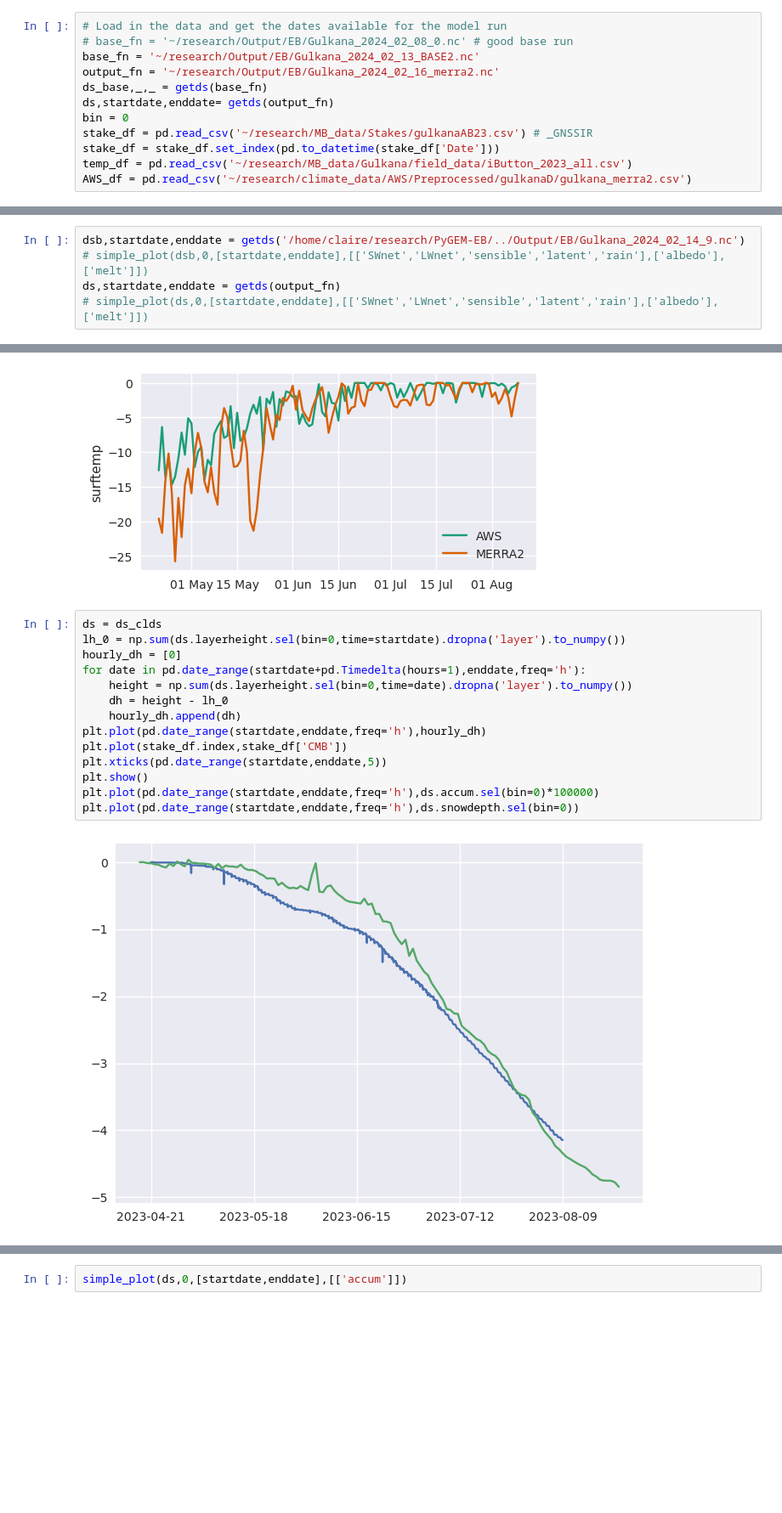
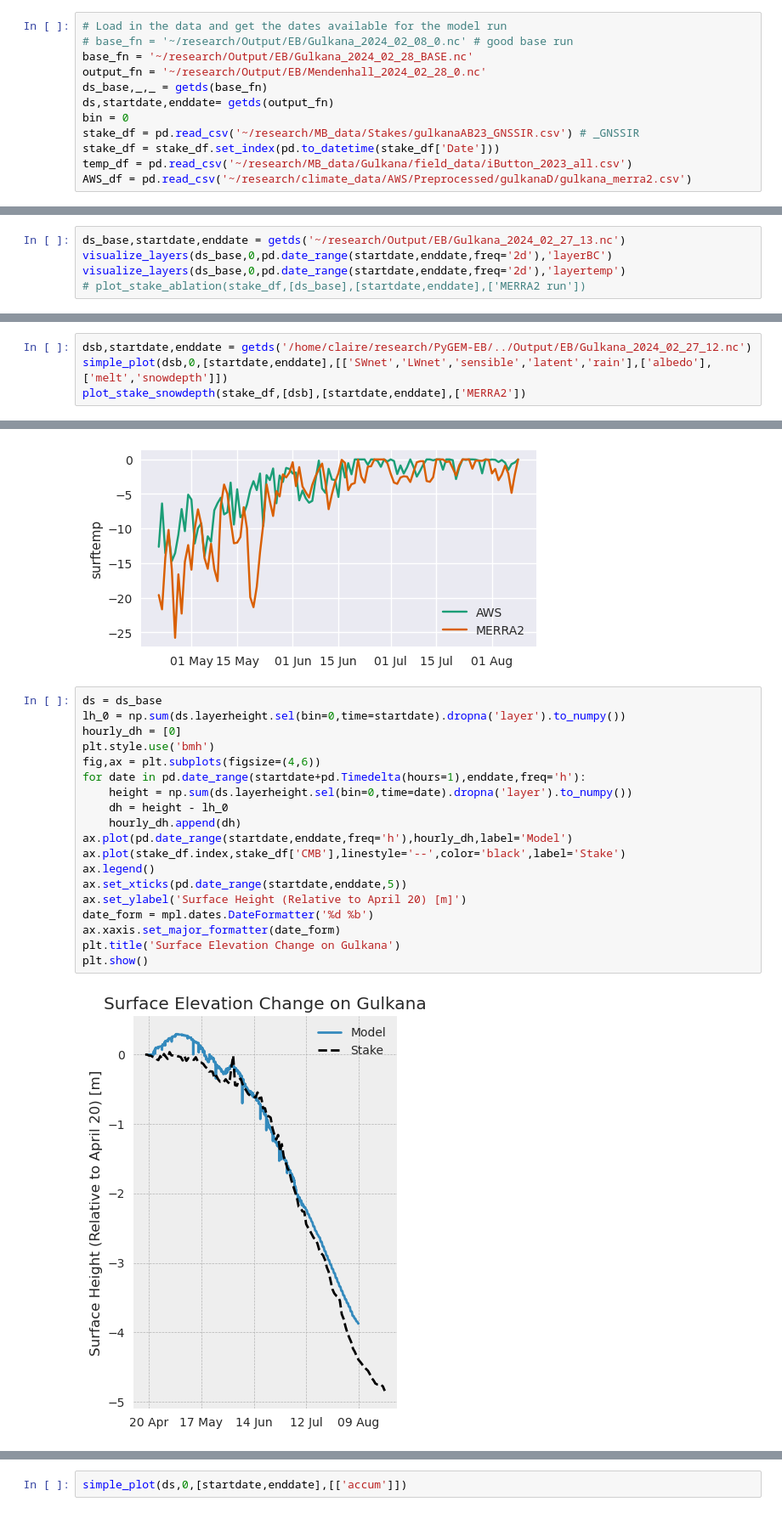
Before and after one commit to drounce/PyGEM, a Jupyter notebook: pygem_eb/processing/ebplotting.ipynb, the cells around one changed output, grey strips where cells are left out. Shown at 85% size. Saved outputs shown, nothing was run; the diff lists cells and outputs as text; blank space fills up the shorter version.

```diff
--- a/pygem_eb/processing/ebplotting.ipynb
+++ b/pygem_eb/processing/ebplotting.ipynb
@@ -21,12 +95,12 @@ Run the following cells to plot the data. For information on any of the plotting
 # %%
 # Load in the data and get the dates available for the model run
 # base_fn = '~/research/Output/EB/Gulkana_2024_02_08_0.nc' # good base run
-base_fn = '~/research/Output/EB/Gulkana_2024_02_13_BASE2.nc'
-output_fn = '~/research/Output/EB/Gulkana_2024_02_16_merra2.nc'
+base_fn = '~/research/Output/EB/Gulkana_2024_02_28_BASE.nc'
+output_fn = '~/research/Output/EB/Mendenhall_2024_02_28_0.nc'
 ds_base,_,_ = getds(base_fn)
 ds,startdate,enddate= getds(output_fn)
 bin = 0
-stake_df = pd.read_csv('~/research/MB_data/Stakes/gulkanaAB23.csv') # _GNSSIR
+stake_df = pd.read_csv('~/research/MB_data/Stakes/gulkanaAB23_GNSSIR.csv') # _GNSSIR
 stake_df = stake_df.set_index(pd.to_datetime(stake_df['Date']))
 temp_df = pd.read_csv('~/research/MB_data/Gulkana/field_data/iButton_2023_all.csv')
 AWS_df = pd.read_csv('~/research/climate_data/AWS/Preprocessed/gulkanaD/gulkana_merra2.csv')
@@ -72,0 +142,5 @@ compare_runs([ds_1,ds,ds_480,ds_2d,ds_clds],[startdate,enddate],['1band','3 band
+# %%
+ds_base,startdate,enddate = getds('~/research/Output/EB/Gulkana_2024_02_27_13.nc')
+visualize_layers(ds_base,0,pd.date_range(startdate,enddate,freq='2d'),'layerBC')
+visualize_layers(ds_base,0,pd.date_range(startdate,enddate,freq='2d'),'layertemp')
+# plot_stake_ablation(stake_df,[ds_base],[startdate,enddate],['MERRA2 run'])
@@ -77,5 +174,4 @@ plot_stake_snowdepth(stake_df,[ds_base,ds_clds],[startdate,enddate],['base','clo
 # %%
-dsb,startdate,enddate = getds('/home/claire/research/PyGEM-EB/../Output/EB/Gulkana_2024_02_14_9.nc')
-# simple_plot(dsb,0,[startdate,enddate],[['SWnet','LWnet','sensible','latent','rain'],['albedo'],['melt']])
-ds,startdate,enddate = getds(output_fn)
-# simple_plot(ds,0,[startdate,enddate],[['SWnet','LWnet','sensible','latent','rain'],['albedo'],['melt']])
+dsb,startdate,enddate = getds('/home/claire/research/PyGEM-EB/../Output/EB/Gulkana_2024_02_27_12.nc')
+simple_plot(dsb,0,[startdate,enddate],[['SWnet','LWnet','sensible','latent','rain'],['albedo'],['melt','snowdepth']])
+plot_stake_snowdepth(stake_df,[dsb],[startdate,enddate],['MERRA2'])
@@ -91,18 +199,23 @@ compare_runs([ds,dsb],[startdate,enddate],['AWS','MERRA2'],'surftemp')
 # %% [output]
 [figure]
 # %%
-ds = ds_clds
+ds = ds_base
 lh_0 = np.sum(ds.layerheight.sel(bin=0,time=startdate).dropna('layer').to_numpy())
 hourly_dh = [0]
+plt.style.use('bmh')
+fig,ax = plt.subplots(figsize=(4,6))
 for date in pd.date_range(startdate+pd.Timedelta(hours=1),enddate,freq='h'):
     height = np.sum(ds.layerheight.sel(bin=0,time=date).dropna('layer').to_numpy())
     dh = height - lh_0
     hourly_dh.append(dh)
-plt.plot(pd.date_range(startdate,enddate,freq='h'),hourly_dh)
-plt.plot(stake_df.index,stake_df['CMB'])
-plt.xticks(pd.date_range(startdate,enddate,5))
+ax.plot(pd.date_range(startdate,enddate,freq='h'),hourly_dh,label='Model')
+ax.plot(stake_df.index,stake_df['CMB'],linestyle='--',color='black',label='Stake')
+ax.legend()
+ax.set_xticks(pd.date_range(startdate,enddate,5))
+ax.set_ylabel('Surface Height (Relative to April 20) [m]')
+date_form = mpl.dates.DateFormatter('%d %b')
+ax.xaxis.set_major_formatter(date_form)
+plt.title('Surface Elevation Change on Gulkana')
 plt.show()
-plt.plot(pd.date_range(startdate,enddate,freq='h'),ds.accum.sel(bin=0)*100000)
-plt.plot(pd.date_range(startdate,enddate,freq='h'),ds.snowdepth.sel(bin=0))
 # %% [output]
-[figure, old version]
+[figure, new version]
```
Also changed, not shown: parts of 20 cells of this notebook, 9 other files.
